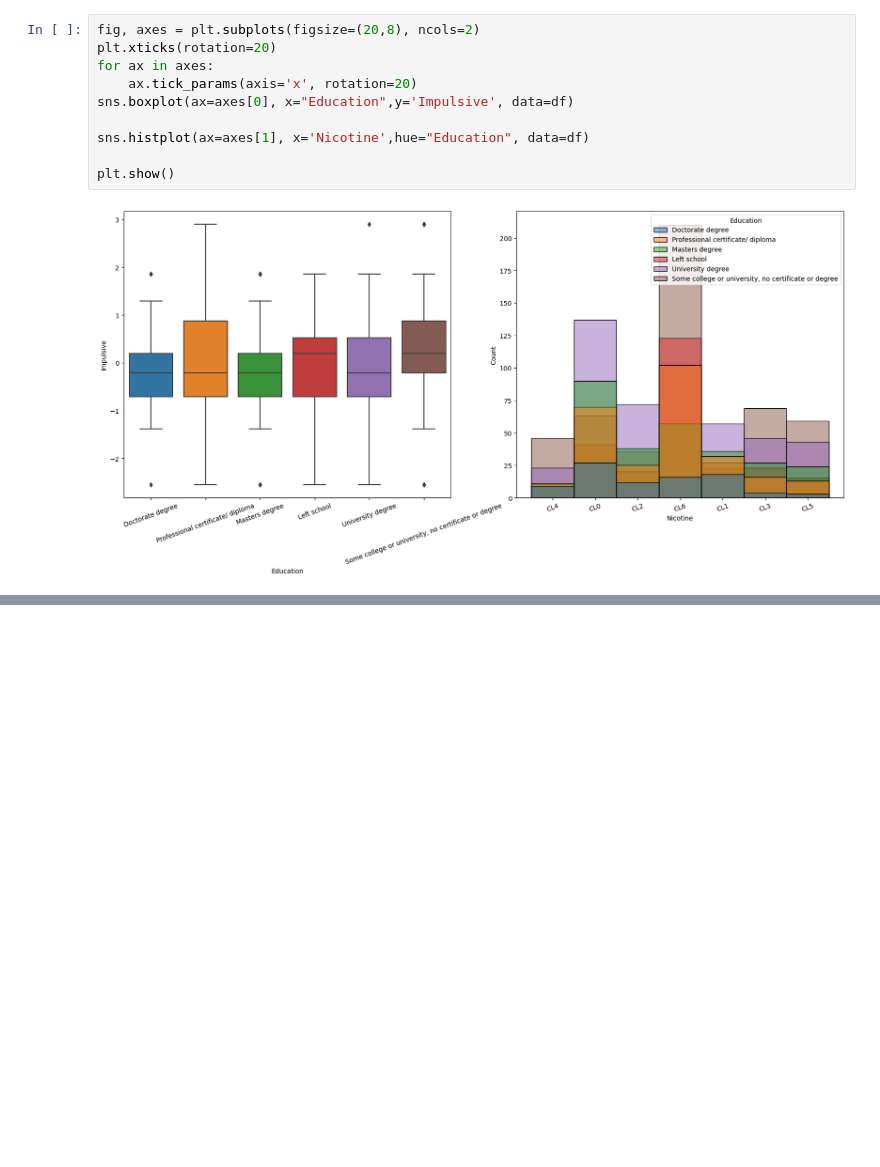
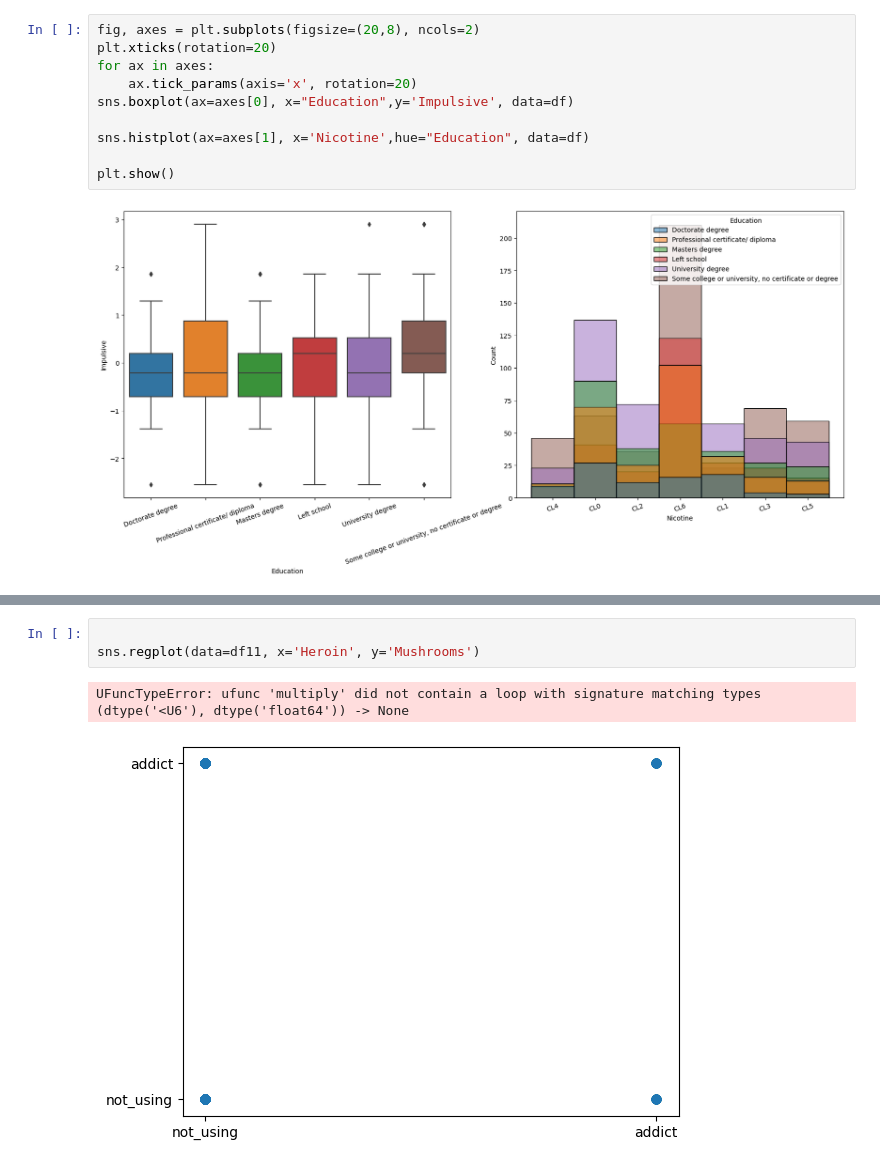
Before and after one commit to neriyabrin/Drug-Analysis-project, a Jupyter notebook: drug11.ipynb, the cells around one changed output, grey strips where cells are left out. Cells and saved outputs as stored; diff of their text form; blank space fills up the shorter version.

```diff
--- a/drug11.ipynb
+++ b/drug11.ipynb
@@ -120,0 +124,6 @@ plt.show()
+# %%
+
+sns.regplot(data=df11, x='Heroin', y='Mushrooms')
+# %% [output]
+UFuncTypeError: ufunc 'multiply' did not contain a loop with signature matching types (dtype('<U6'), dtype('float64')) -> None
+[figure, added]
```
Also changed, not shown: parts of 19 cells of this notebook.
